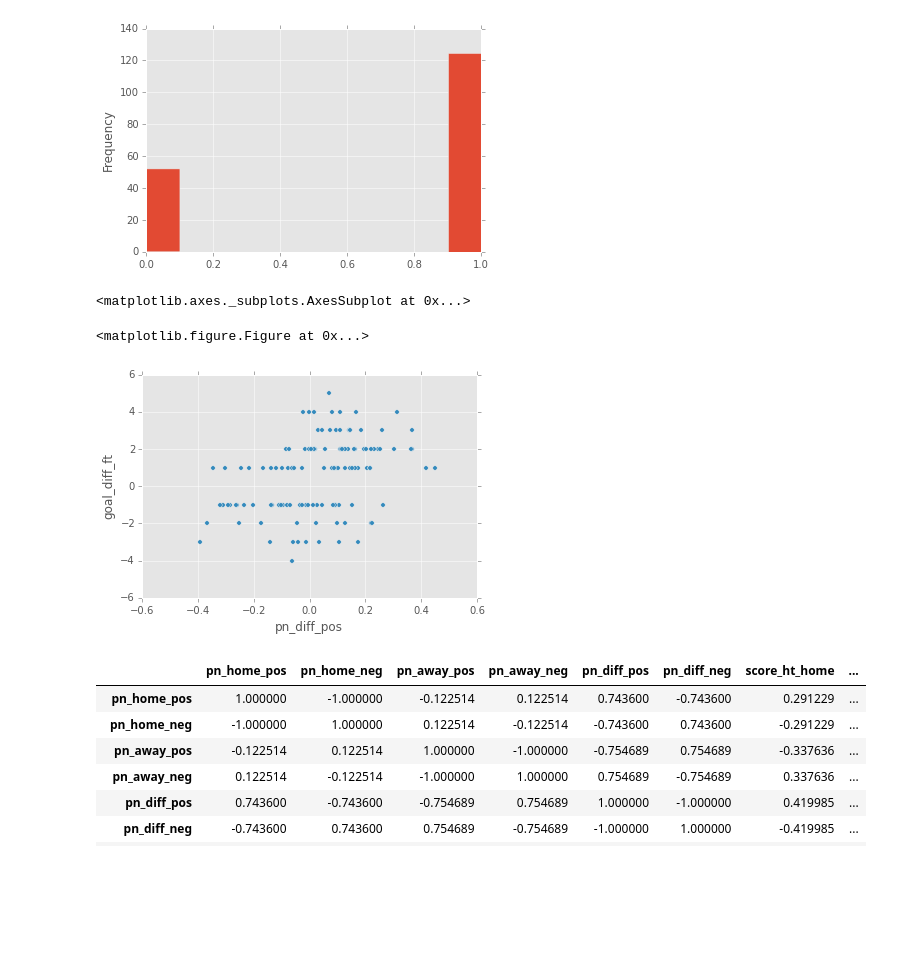
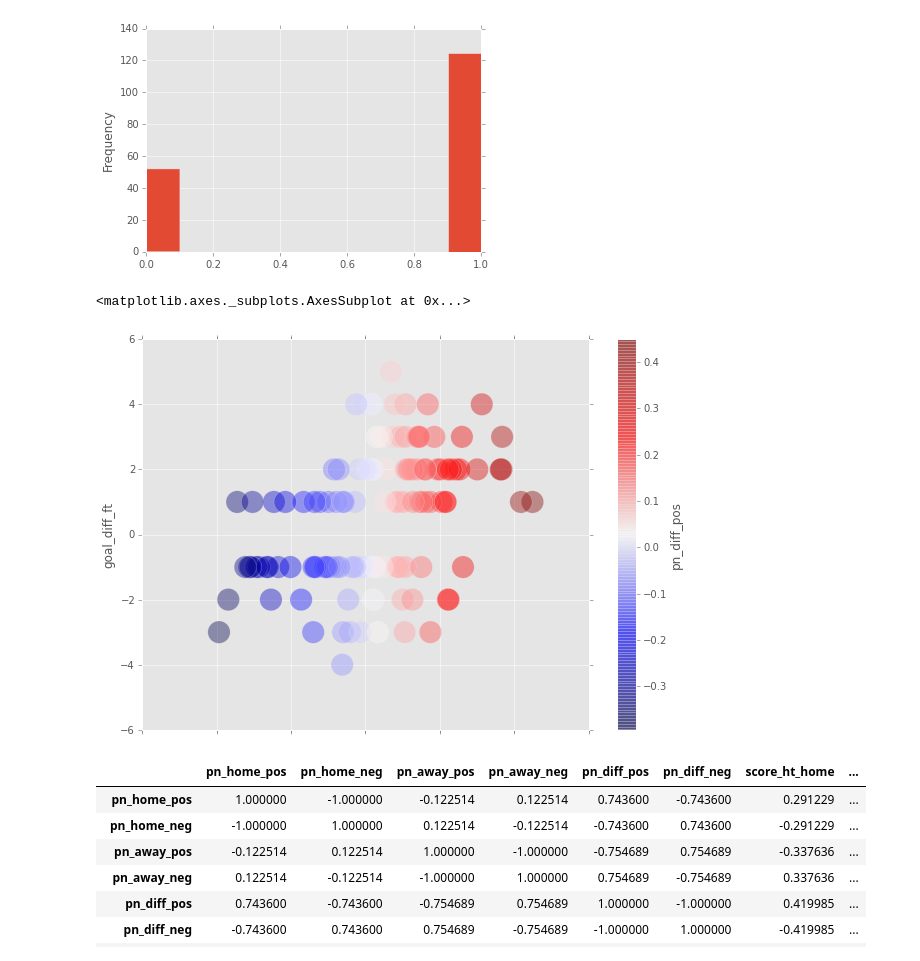
Before and after one commit to byam/predictEPL, a Jupyter notebook: Computation/[Accuracy] Hash Emolex.ipynb, the cells around one changed output. Cells and saved outputs as stored; diff of their text form; code cells hidden in the pictures; blank space fills up the shorter version.

```diff
--- a/Computation/[Accuracy] Hash Emolex.ipynb
+++ b/Computation/[Accuracy] Hash Emolex.ipynb
@@ -4,6 +4,8 @@
 
 # Global Imports
 import matplotlib.pyplot as plt
+import matplotlib
+matplotlib.style.use('ggplot')
 import numpy as np
 import pandas as pd
 from sklearn import datasets
@@ -533,12 +542,19 @@ df.res2.plot(kind='hist')
 [figure]
 # %%
 df = CreateDfForModel(ft_wld=False)
-
-plt.figure()
-df.plot(kind='scatter', x='pn_diff_pos' , y='goal_diff_ft')
+df.plot(kind='scatter',
+        x='pn_diff_pos',
+        y='goal_diff_ft',
+        c='pn_diff_pos',
+        marker="o",
+        s=500,
+        alpha=0.4,
+        figsize=(10, 7),
+        grid=True,
+        colormap='seismic',
+       )
 # %% [output]
 <matplotlib.axes._subplots.AxesSubplot at 0x...>
-<matplotlib.figure.Figure at 0x...>
-[figure, old version]
+[figure, new version]
 # %%
 # The correlation matrix
```
Also changed, not shown: parts of 32 cells of this notebook, 3 other files.
